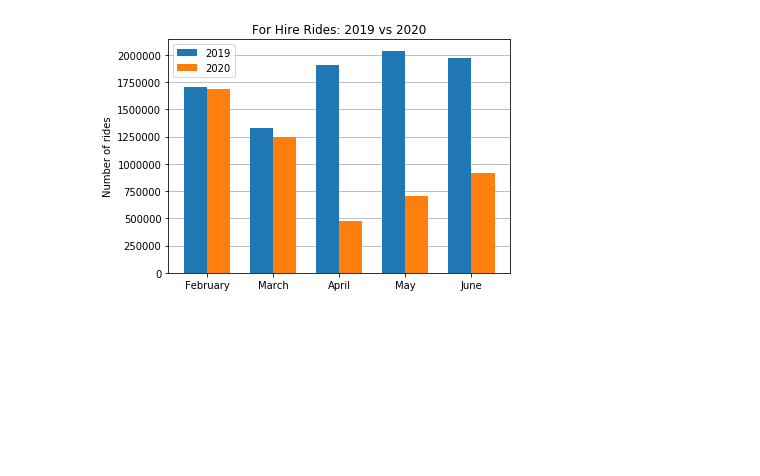
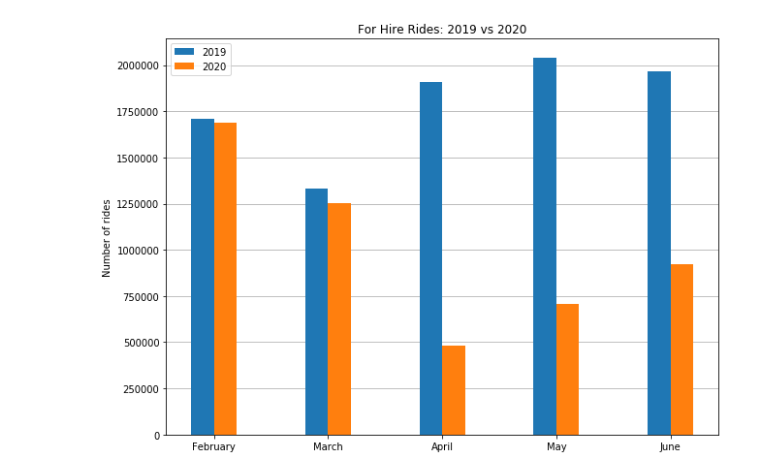
Before and after one commit to wienerjon/covid-big-data-project, a Jupyter notebook: Taxi_Ride_Analysis.ipynb, the cells around one changed output. Drawn from its saved outputs; the diff is of its cells as text; code cells hidden in the pictures; blank space fills up the shorter version.

Commit message:
Subway charts and updated taxi charts

```diff
--- a/Taxi_Ride_Analysis.ipynb
+++ b/Taxi_Ride_Analysis.ipynb
@@ -25,24 +25,25 @@ for x in d.items():
 # %%
 labels = ['February', 'March', 'April', 'May', 'June']
 
 x = np.arange(len(labels))  # the label locations
-width = 0.35  # the width of the bars
+width = 0.2  # the width of the bars
 
 fig, ax = plt.subplots()
 rects1 = ax.bar(x - width/2, Y19_months, width, label='2019', zorder=3)
 rects2 = ax.bar(x + width/2, Y20_months, width, label='2020', zorder=3)
 
 # Add some text for labels, title and custom x-axis tick labels, etc.
 ax.set_ylabel('Number of rides')
 ax.set_title('For Hire Rides: 2019 vs 2020')
 ax.set_xticks(x)
 ax.set_xticklabels(labels)
 ax.legend()
 ax.grid(axis='y', zorder=0)
 
 fig.tight_layout()
-
+fig.set_figheight(7)
+fig.set_figwidth(10)
 plt.show()
 # %% [output]
-[figure, old version]
+[figure, new version]
 # %%
```
Also changed, not shown: parts of 2 cells of this notebook, 1 other file.
